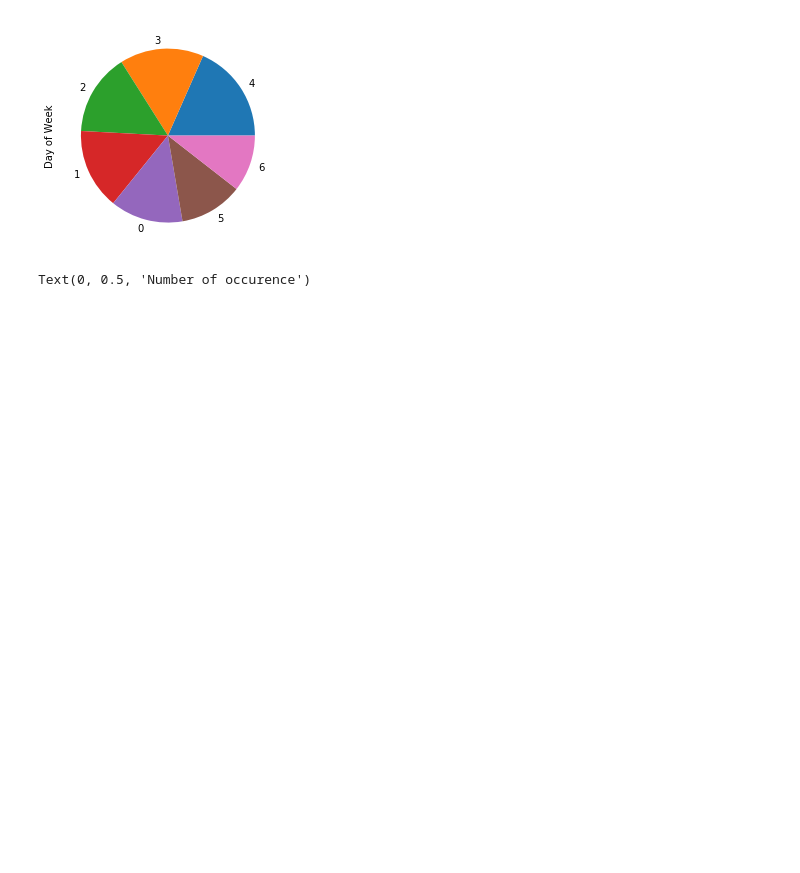
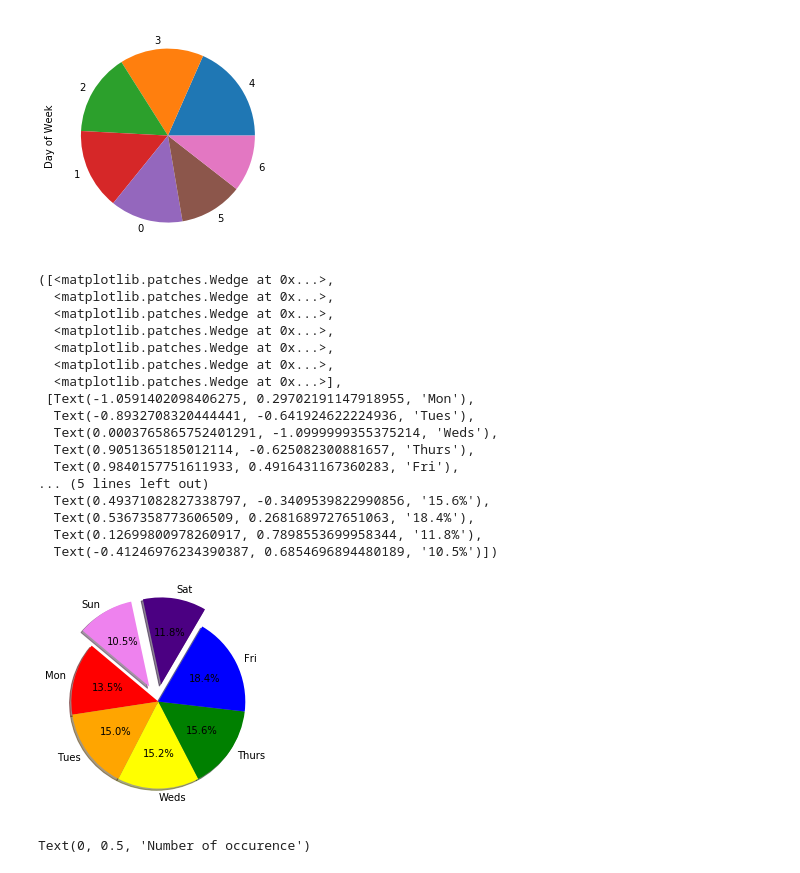
Before and after one commit to egome007/Project_1, a Jupyter notebook: code/data.lacity.org_api-pull.ipynb, the cells around one changed output. Drawn from its saved outputs; the diff is of its cells as text; code cells hidden in the pictures; blank space fills up the shorter version.

```diff
--- a/code/data.lacity.org_api-pull.ipynb
+++ b/code/data.lacity.org_api-pull.ipynb
@@ -369 +396,40 @@ burglary_df["Day of Week"].value_counts().plot(kind='pie')
+# %%
+#more visible pie chart with more information and Sunday, Saturday exploded
+
+# Labels for the sections of our pie chart
+labels = ["Mon", "Tues", "Weds", "Thurs", "Fri", "Sat", "Sun"]
+
+# The values of each section of the pie chart
+sizes = [965, 1072, 1082, 1113, 1313, 841, 752]
+
+# The colors of each section of the pie chart
+colors = ["red", "orange", "yellow", "green","blue", "indigo", "violet"]
+
+# Tells matplotlib to seperate the "Python" section from the others
+explode = (0.1, 0, 0, 0)
+# %%
+
+# Creates the pie chart based upon the values above
+# Automatically finds the percentages of each part of the pie chart
+plt.pie(sizes, explode=(0, 0, 0, 0,0,0.2,0.2), labels=labels, colors=colors,
+        autopct="%1.1f%%", shadow=True, startangle=140)
+# %% [output]
+([<matplotlib.patches.Wedge at 0x...>,
+  <matplotlib.patches.Wedge at 0x...>,
+  <matplotlib.patches.Wedge at 0x...>,
+  <matplotlib.patches.Wedge at 0x...>,
+  <matplotlib.patches.Wedge at 0x...>,
+  <matplotlib.patches.Wedge at 0x...>,
+  <matplotlib.patches.Wedge at 0x...>],
+ [Text(-1.0591402098406275, 0.29702191147918955, 'Mon'),
+  Text(-0.8932708320444441, -0.641924622224936, 'Tues'),
+  Text(0.0003765865752401291, -1.0999999355375214, 'Weds'),
+  Text(0.9051365185012114, -0.625082300881657, 'Thurs'),
+  Text(0.9840157751611933, 0.4916431167360283, 'Fri'),
+... (5 lines left out)
+  Text(0.49371082827338797, -0.3409539822990856, '15.6%'),
+  Text(0.5367358773606509, 0.2681689727651063, '18.4%'),
+  Text(0.12699800978260917, 0.7898553699958344, '11.8%'),
+  Text(-0.41246976234390387, 0.6854696894480189, '10.5%')])
+[figure, added]
 # %%
```
Also changed, not shown: parts of 9 cells of this notebook.
